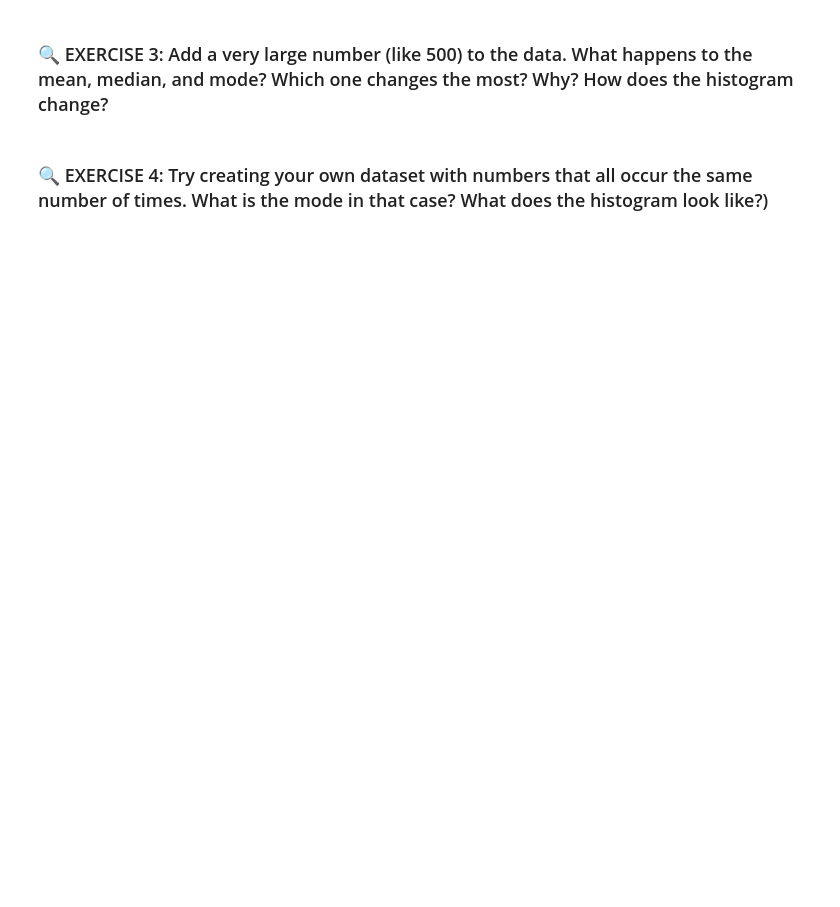
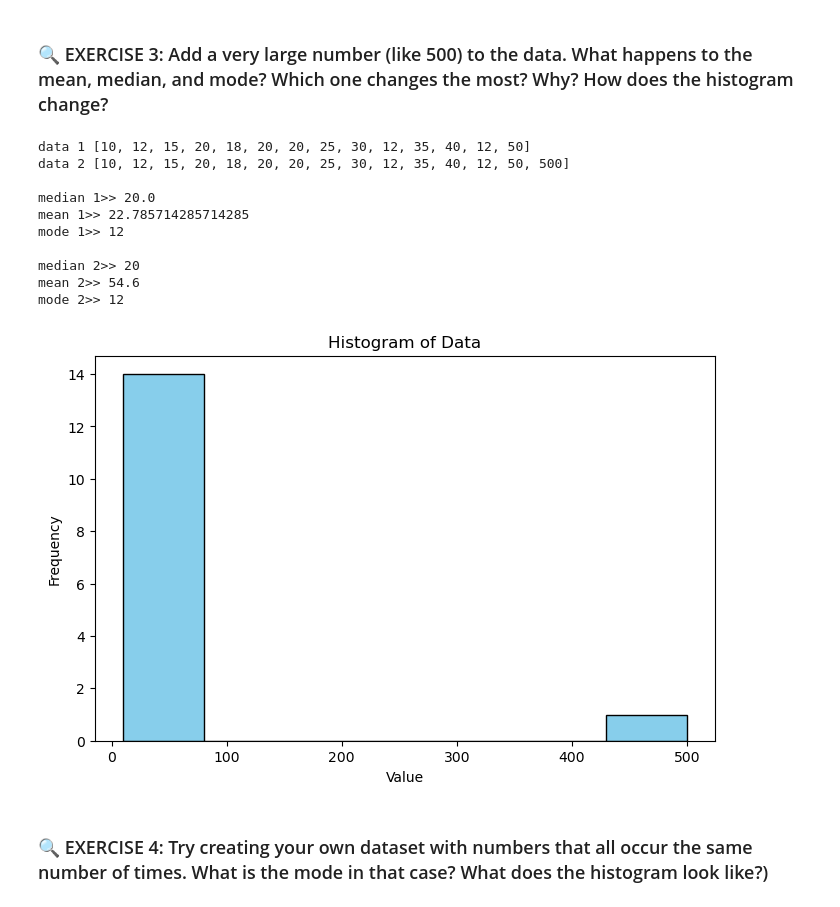
Before and after one commit to idontwantausername94/CFR-2025, a Jupyter notebook: Stats/Notebooks/0-Stats_histograms.ipynb, the cells around one changed output. Cells and saved outputs as stored; diff of their text form; code cells hidden in the pictures; blank space fills up the shorter version.

```diff
--- a/Stats/Notebooks/0-Stats_histograms.ipynb
+++ b/Stats/Notebooks/0-Stats_histograms.ipynb
@@ -104,4 +147,42 @@ A histogram shows how frequently values occur in different ranges.
 # %% [markdown]
 ### 🔍 EXERCISE 3: Add a very large number (like 500) to the data. What happens to the mean, median, and mode? Which one changes the most? Why? How does the histogram change?
+# %%
+data = [10, 12, 15, 20, 18, 20, 20, 25, 30, 12, 35, 40, 12, 50]
+data2 = [10, 12, 15, 20, 18, 20, 20, 25, 30, 12, 35, 40, 12, 50, 500]
+print("data 1", data)
+print("data 2", data2)
+print()
+data_median = st.median(data)
+data_mean = st.mean(data)
+data_mode = st.mode(data)
+print("median 1>>", data_median)
+print("mean 1>>", data_mean)
+print("mode 1>>", data_mode)
+print()
+data2_median = st.median(data2)
+data2_mean = st.mean(data2)
+data2_mode = st.mode(data2)
+print("median 2>>", data2_median)
+print("mean 2>>", data2_mean)
+print("mode 2>>", data2_mode)
+print()
+plt.figure(figsize=(8,5))
+plt.hist(data2, bins=7, color='skyblue', edgecolor='black')
+plt.title("Histogram of Data")
+plt.xlabel("Value")
+plt.ylabel("Frequency")
+plt.show()
+# %% [output]
+data 1 [10, 12, 15, 20, 18, 20, 20, 25, 30, 12, 35, 40, 12, 50]
+data 2 [10, 12, 15, 20, 18, 20, 20, 25, 30, 12, 35, 40, 12, 50, 500]
+
+median 1>> 20.0
+mean 1>> 22.785714285714285
+mode 1>> 12
+
+median 2>> 20
+mean 2>> 54.6
+mode 2>> 12
+[figure, added]
 # %% [markdown]
 ### 🔍 EXERCISE 4: Try creating your own dataset with numbers that all occur the same number of times. What is the mode in that case? What does the histogram look like?)
```
Also changed, not shown: parts of 4 cells of this notebook.
